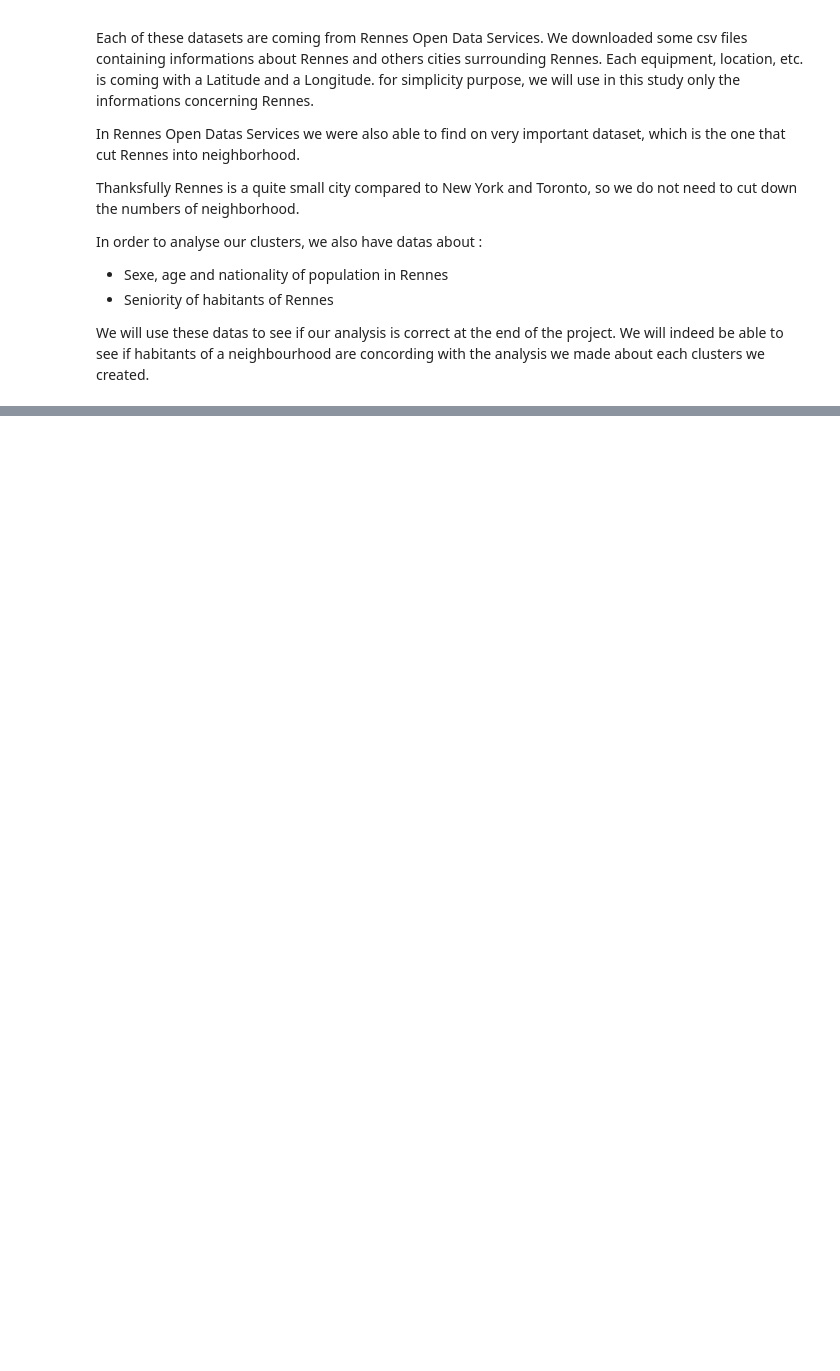
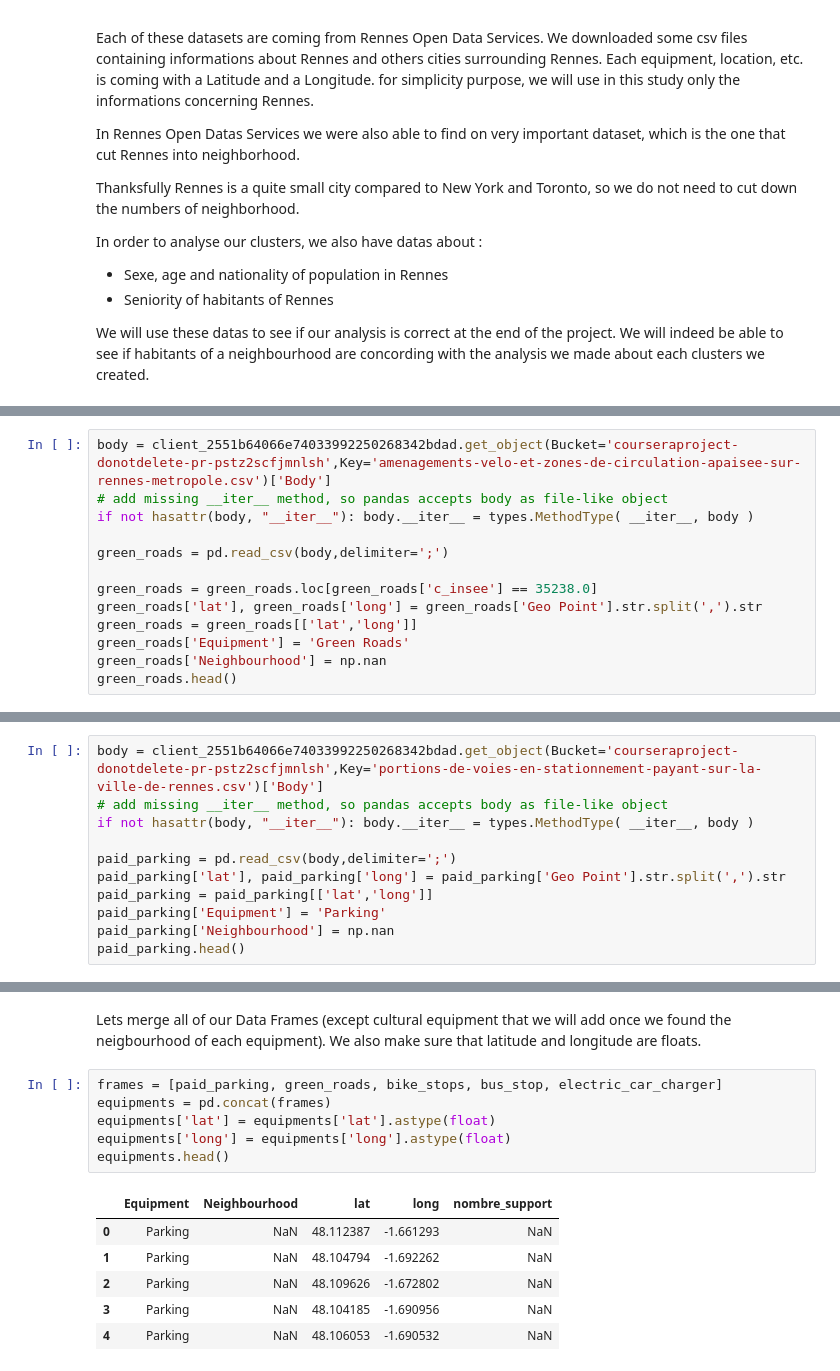
Before and after one commit to olivedu35/Coursera, a Jupyter notebook: Final Capstone Project.ipynb, the cells around one changed output, grey strips where cells are left out. Cells and saved outputs as stored; diff of their text form; blank space fills up the shorter version.

```diff
--- a/Final Capstone Project.ipynb
+++ b/Final Capstone Project.ipynb
@@ -54,0 +250,13 @@ We will indeed be able to see if habitants of a neighbourhood are concording wit
+# %%
+body = client_2551b64066e74033992250268342bdad.get_object(Bucket='courseraproject-donotdelete-pr-pstz2scfjmnlsh',Key='amenagements-velo-et-zones-de-circulation-apaisee-sur-rennes-metropole.csv')['Body']
+# add missing __iter__ method, so pandas accepts body as file-like object
+if not hasattr(body, "__iter__"): body.__iter__ = types.MethodType( __iter__, body )
+
+green_roads = pd.read_csv(body,delimiter=';')
+
+green_roads = green_roads.loc[green_roads['c_insee'] == 35238.0]
+green_roads['lat'], green_roads['long'] = green_roads['Geo Point'].str.split(',').str
+green_roads = green_roads[['lat','long']]
+green_roads['Equipment'] = 'Green Roads'
+green_roads['Neighbourhood'] = np.nan
+green_roads.head()
@@ -54,0 +272,11 @@ We will indeed be able to see if habitants of a neighbourhood are concording wit
+# %%
+body = client_2551b64066e74033992250268342bdad.get_object(Bucket='courseraproject-donotdelete-pr-pstz2scfjmnlsh',Key='portions-de-voies-en-stationnement-payant-sur-la-ville-de-rennes.csv')['Body']
+# add missing __iter__ method, so pandas accepts body as file-like object
+if not hasattr(body, "__iter__"): body.__iter__ = types.MethodType( __iter__, body )
+
+paid_parking = pd.read_csv(body,delimiter=';')
+paid_parking['lat'], paid_parking['long'] = paid_parking['Geo Point'].str.split(',').str
+paid_parking = paid_parking[['lat','long']]
+paid_parking['Equipment'] = 'Parking'
+paid_parking['Neighbourhood'] = np.nan
+paid_parking.head()
@@ -54,0 +290,16 @@ We will indeed be able to see if habitants of a neighbourhood are concording wit
+# %% [markdown]
+Lets merge all of our Data Frames (except cultural equipment that we will add once we found the neigbourhood of each equipment).
+We also make sure that latitude and longitude are floats.
+# %%
+frames = [paid_parking, green_roads, bike_stops, bus_stop, electric_car_charger]
+equipments = pd.concat(frames)
+equipments['lat'] = equipments['lat'].astype(float)
+equipments['long'] = equipments['long'].astype(float)
+equipments.head()
+# %% [output]
+|  | Equipment | Neighbourhood | lat | long | nombre_support |
+| 0 | Parking | NaN | 48.112387 | -1.661293 | NaN |
+| 1 | Parking | NaN | 48.104794 | -1.692262 | NaN |
+| 2 | Parking | NaN | 48.109626 | -1.672802 | NaN |
+| 3 | Parking | NaN | 48.104185 | -1.690956 | NaN |
+| 4 | Parking | NaN | 48.106053 | -1.690532 | NaN |
```
Also changed, not shown: parts of 31 cells of this notebook.
